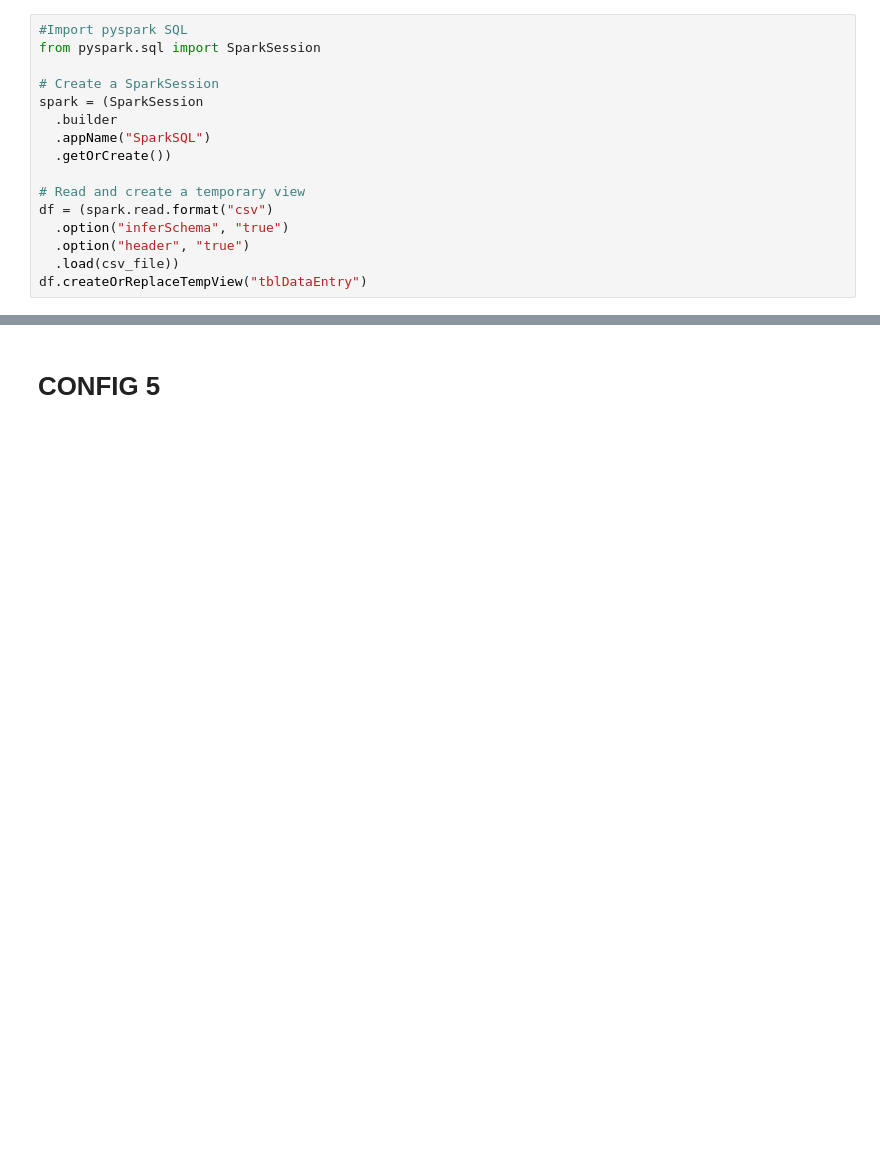
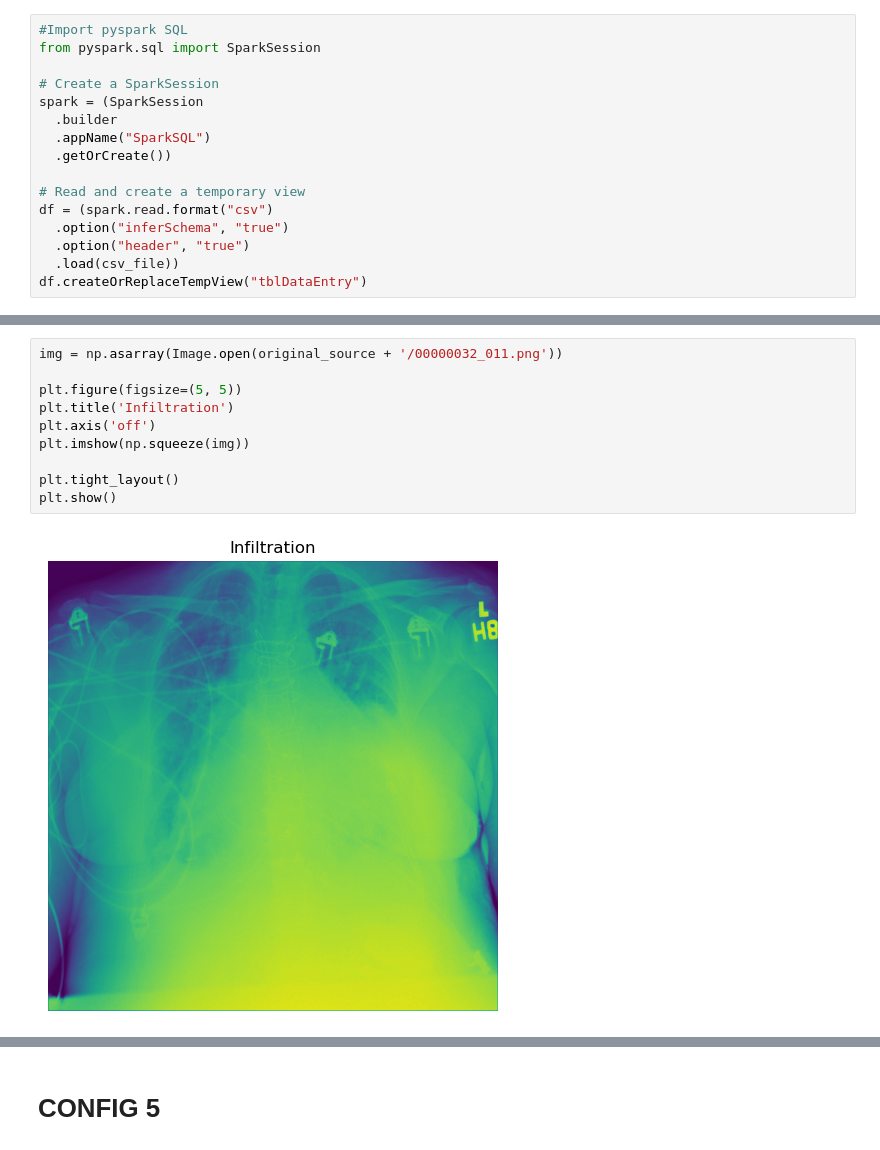
Before and after one commit to 2223066/CCT_Master_Data_Analytics_Sem2_CA1, a Jupyter notebook: MSC_DA_InterGr_CA1_A.ipynb, the cells around one changed output, grey strips where cells are left out. Cells and saved outputs as stored; diff of their text form; blank space fills up the shorter version.

```diff
--- a/MSC_DA_InterGr_CA1_A.ipynb
+++ b/MSC_DA_InterGr_CA1_A.ipynb
@@ -217,0 +272,12 @@ df.createOrReplaceTempView("tblDataEntry")
+# %%
+img = np.asarray(Image.open(original_source + '/00000032_011.png'))
+
+plt.figure(figsize=(5, 5))
+plt.title('Infiltration')
+plt.axis('off')
+plt.imshow(np.squeeze(img))
+
+plt.tight_layout()
+plt.show()
+# %% [output]
+[figure, added]
```
Also changed, not shown: parts of 22 cells of this notebook.
